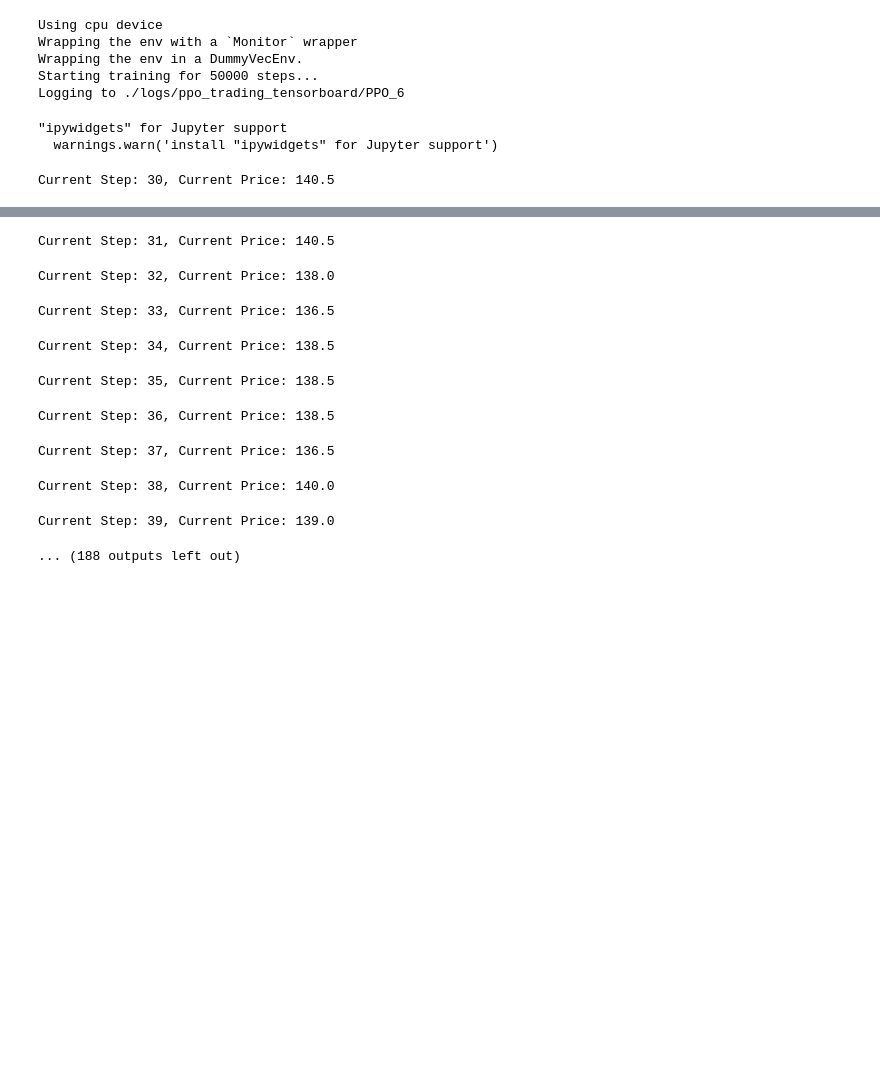
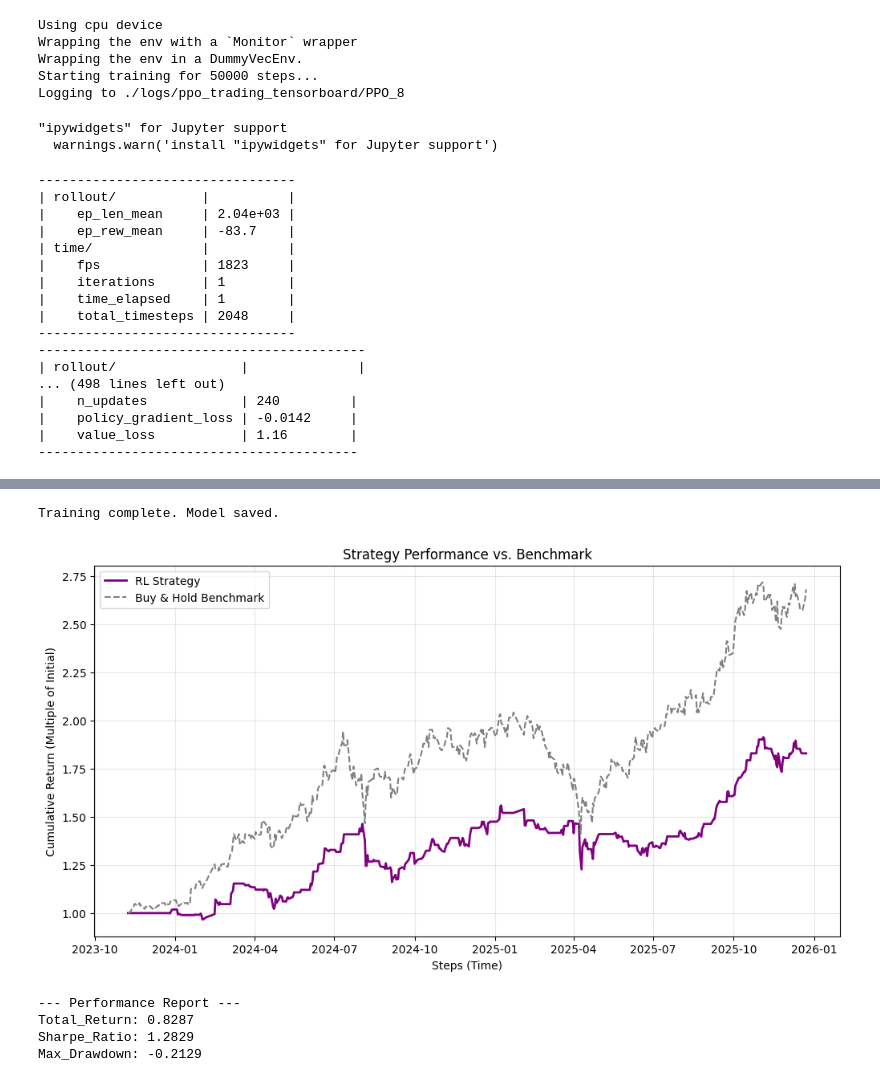
Before and after one commit to Yu-hc/fried_stock, a Jupyter notebook: notebooks/run_test.ipynb, the cells around one changed output, grey strips where cells are left out. Saved outputs shown, nothing was run; the diff lists cells and outputs as text; code cells hidden in the pictures; blank space fills up the shorter version.

Commit message:
added train test spilt in data_processor and run_test

```diff
--- a/notebooks/run_test.ipynb
+++ b/notebooks/run_test.ipynb
@@ -24,31 +24,34 @@ raw_df = pd.read_csv('../data/2330_2015-2025.csv')
 
 # Process data with Module A
 factory = FeatureFactory()
-processed_df = factory.process(raw_df)
+train_df, test_df = factory.process_and_split(raw_df)
 
-# Create environment with Module B
-env = StockTradingEnv(df=processed_df, initial_balance=10000.0, window_size=30)
+# Create environment with Module B for training
+train_env = StockTradingEnv(df=train_df, initial_balance=10000.0, window_size=30)
+# Create a separate environment for testing
+test_env = StockTradingEnv(df=test_df, initial_balance=10000.0, window_size=30)
+
 
 # Initialize agent with Module D
-agent = TradingAgent(env=env, model_path="../models/")
+agent = TradingAgent(env=train_env, model_path="../models/")
 
 # Train the agent (adjust timesteps as needed)
-agent.train(total_timesteps=500000)
+agent.train(total_timesteps=50000)
 
 # Basic evaluation: Run a test episode and log results
-obs, _ = env.reset()
+obs, _ = test_env.reset()
 done = False
 trade_log = []
 while not done:
        action = agent.predict_action(obs)
-       obs, reward, done, truncated, info = env.step(action)
+       obs, reward, done, truncated, info = test_env.step(action)
        trade_log.append(info)
 # Mock data for demonstration if you haven't run the model yet:
 # trade_log = [{'step': 0, 'balance': 10000}, {'step': 50, 'balance': 11500}]
 # price_history = processed_df['Close'].iloc[test_indices]
 # # Initialize and Run Evaluation
 evaluator = Evaluator(initial_balance=10000)
-report = evaluator.evaluate(trade_log, processed_df['raw_close'])
+report = evaluator.evaluate(trade_log, test_df['raw_close'])
 
 print("--- Performance Report ---")
 for key, value in report.items():
@@ -58,7 +61,23 @@ Using cpu device
 Wrapping the env with a `Monitor` wrapper
 Wrapping the env in a DummyVecEnv.
 Starting training for 50000 steps...
-Logging to ./logs/ppo_trading_tensorboard/PPO_6
+Logging to ./logs/ppo_trading_tensorboard/PPO_8
 "ipywidgets" for Jupyter support
   warnings.warn('install "ipywidgets" for Jupyter support')
-Current Step: 30, Current Price: 140.5
+---------------------------------
+| rollout/           |          |
+|    ep_len_mean     | 2.04e+03 |
+|    ep_rew_mean     | -83.7    |
+| time/              |          |
+|    fps             | 1823     |
+|    iterations      | 1        |
+|    time_elapsed    | 1        |
+|    total_timesteps | 2048     |
+---------------------------------
+------------------------------------------
+| rollout/                |              |
+... (498 lines left out)
+|    n_updates            | 240         |
+|    policy_gradient_loss | -0.0142     |
+|    value_loss           | 1.16        |
+-----------------------------------------
@@ -65,10 +85,6 @@ Current Step: 30, Current Price: 140.5
-Current Step: 31, Current Price: 140.5
+Training complete. Model saved.
+[figure, added]
-Current Step: 32, Current Price: 138.0
+--- Performance Report ---
+Total_Return: 0.8287
+Sharpe_Ratio: 1.2829
+Max_Drawdown: -0.2129
-Current Step: 33, Current Price: 136.5
-Current Step: 34, Current Price: 138.5
-Current Step: 35, Current Price: 138.5
-Current Step: 36, Current Price: 138.5
-Current Step: 37, Current Price: 136.5
-Current Step: 38, Current Price: 140.0
-Current Step: 39, Current Price: 139.0
-... (188 outputs left out)
```
Also changed, not shown: parts of 1 cell of this notebook, 2 other files.
